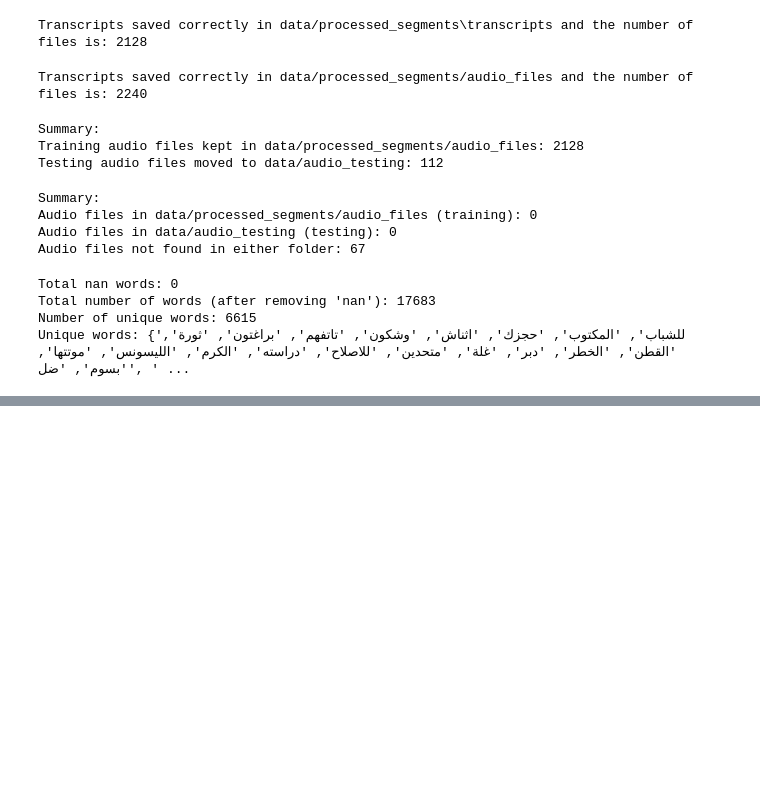
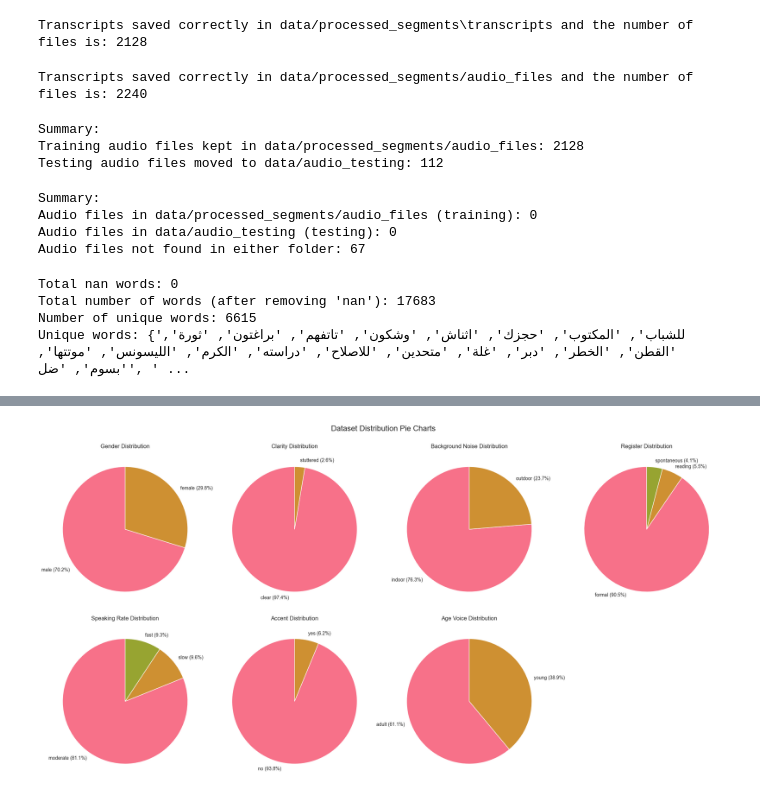
Before and after one commit to cyrineanene/ASR-on-Tunisian-Dialect, a Jupyter notebook: EDA.ipynb, the cells around one changed output, grey strips where cells are left out. Saved outputs shown, nothing was run; the diff lists cells and outputs as text; code cells hidden in the pictures; blank space fills up the shorter version.

```diff
--- a/EDA.ipynb
+++ b/EDA.ipynb
@@ -212,0 +469,8 @@ Unique words: {'للشباب', 'المكتوب', 'حجزك', 'اثناش', 'وش
+# %%
+columns = ['gender', 'clarity', 'background_noise', 'register', 'speaking_rate', 'accent', 'age_voice']
+for column in columns:
+    unique_count = df[column].nunique()
+    unique_values = df[column].unique().tolist()
+    print(f"Column '{column}':")
+    print(f"  Number of unique values: {unique_count}")
+    print(f"  Unique values: {unique_values}")
@@ -212,0 +495,6 @@ Unique words: {'للشباب', 'المكتوب', 'حجزك', 'اثناش', 'وش
+# %%
+df = df.replace(' None', 'None')
+# %%
+rows_with_none = df[df.eq('None').any(axis=1)]
+print("Rows where any column has the value 'None':")
+print(rows_with_none)
@@ -212,0 +517,3 @@ Unique words: {'للشباب', 'المكتوب', 'حجزك', 'اثناش', 'وش
+# %%
+rows_with_none = rows_with_none.index
+df = df.drop(index=rows_with_none)
@@ -212,0 +624,64 @@ Unique words: {'للشباب', 'المكتوب', 'حجزك', 'اثناش', 'وش
+# %%
+import pandas as pd
+import matplotlib.pyplot as plt
+import seaborn as sns
+import os
+
+def generate_pie_charts(dataset_path, output_image="pie_charts.png"):
+    """
+    Generate pie charts for specified columns in a dataset using Seaborn and Matplotlib.
+
+    Args:
+        dataset_path (str): Path to the input CSV dataset.
+        output_image (str): Path to save the output image file with pie charts.
+    """
+    # Columns to generate pie charts for
+    columns = ['gender', 'clarity', 'background_noise', 'register', 'speaking_rate', 'accent', 'age_voice']
+
+    # Read the dataset
+    df = pd.read_csv(dataset_path)
+
+    # Check if all required columns exist
+    missing_cols = [col for col in columns if col not in df.columns]
+
+    # Set Seaborn style for better aesthetics
+    sns.set_style("whitegrid")
+
+    # Create a figure with subplots (2 rows, 4 columns to accommodate 7 charts)
+    fig, axes = plt.subplots(2, 4, figsize=(20, 10), constrained_layout=True)
+    axes = axes.flatten()  # Flatten to easily iterate over axes
+
+    # Define a color palette (Seaborn's default palette, works for light/dark themes)
+    colors = sns.color_palette("husl", 8)  # Use 'husl' for distinct, vibrant colors
+
+    # Generate pie chart for each column
+    for idx, col in enumerate(columns):
+        # Get value counts and percentages
+        value_counts = df[col].value_counts()
+        total = len(df)
+        labels = [f"{val} ({(count/total*100):.1f}%)" for val, count in value_counts.items()]
+        counts = value_counts.values
+
+        # Create pie chart
+        axes[idx].pie(counts, labels=labels, colors=colors[:len(counts)], autopct=None, startangle=90)
+        axes[idx].set_title(f"{col.replace('_', ' ').title()} Distribution", fontsize=12)
+
+    # Hide the last subplot (if unused, since we have 7 columns and 8 subplots)
+    if len(columns) < len(axes):
+        axes[-1].set_visible(False)
+
+    # Add a main title
+    fig.suptitle("Dataset Distribution Pie Charts", fontsize=16, y=1.05)
+
+    # Save the plot to a file
+    plt.savefig(output_image, dpi=300, bbox_inches='tight')
+    print(f"Pie charts saved to: {output_image}")
+
+    # Optionally display the plot (comment out if running non-interactively)
+    plt.show()
+
+    # Close the plot to free memory
+    plt.close()
+
+generate_pie_charts('new_train.csv', output_image="pie_charts.png")
+# %% [output]
@@ -212,0 +689 @@ Unique words: {'للشباب', 'المكتوب', 'حجزك', 'اثناش', 'وش
+[figure, added]
```
Also changed, not shown: parts of 48 cells of this notebook, 2 other files.
